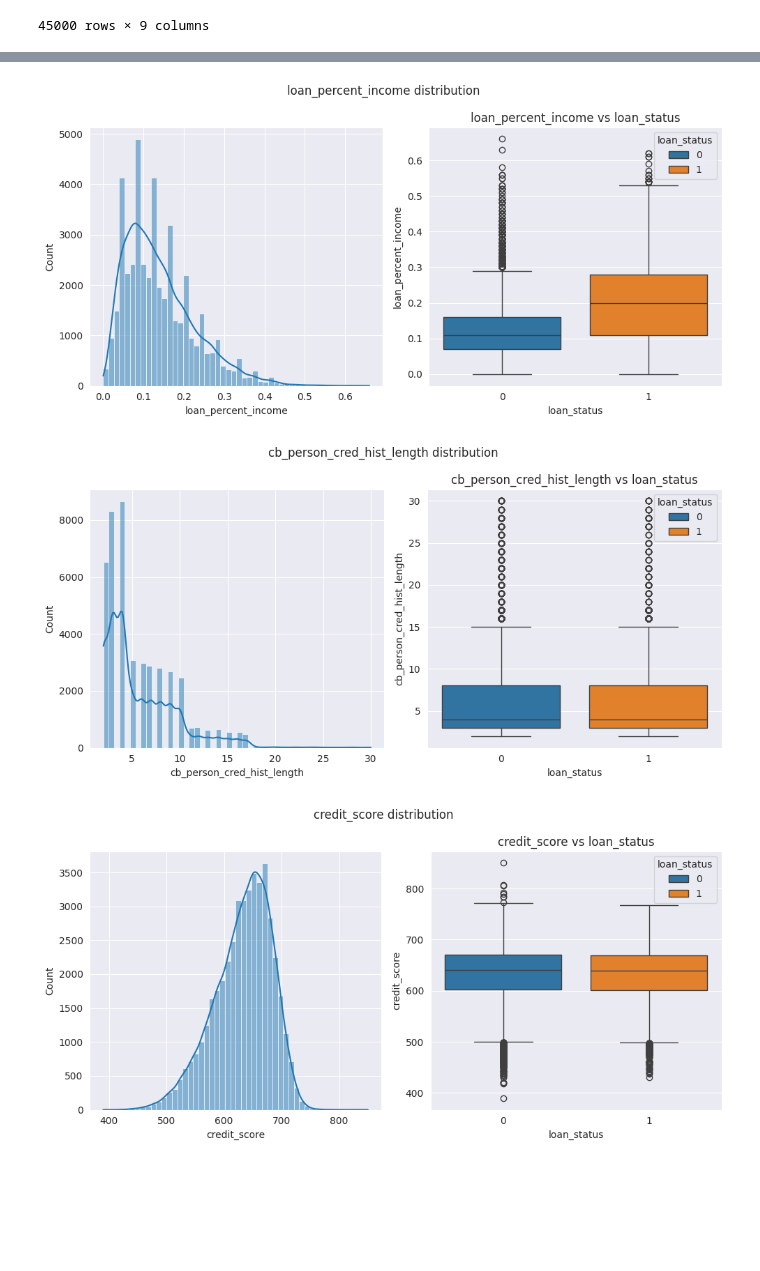
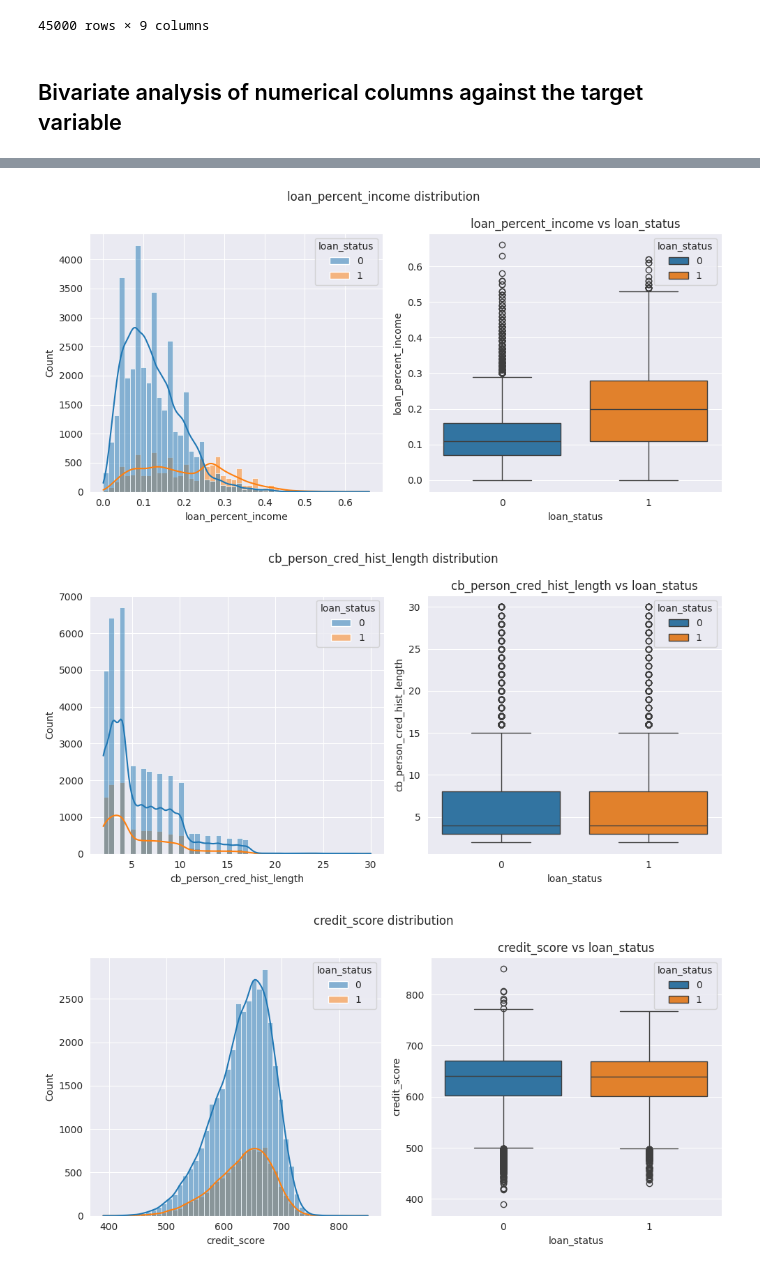
Before and after one commit to mwangikelvin201/Loan_approval-classification-, a Jupyter notebook: classifiaction.ipynb, the cells around one changed output, grey strips where cells are left out. Drawn from its saved outputs; the diff is of its cells as text; code cells hidden in the pictures; blank space fills up the shorter version.

```diff
--- a/classifiaction.ipynb
+++ b/classifiaction.ipynb
@@ -215,6 +226,8 @@ numerical_columns
 | 44998 | 29.0 | 33164.0 | 4 | 12000.0 | 13.23 | 0.36 | ... |
 | 44999 | 24.0 | 51609.0 | 1 | 6665.0 | 17.05 | 0.13 | ... |
 45000 rows × 9 columns
+# %% [markdown]
+## Bivariate analysis of numerical columns against the target variable
 # %%
 %matplotlib inline
 exogenous_variables = df.drop(columns = 'loan_status')
@@ -224,7 +237,7 @@ for col in cols:
 
             fig, axes = plt.subplots(1,2, figsize=figsize)
 
-            sns.histplot(data=df, x=df[col], ax=axes[0], bins=50, kde=True)
+            sns.histplot(data=df, x=df[col], ax=axes[0],hue = df['loan_status'] ,bins=50, kde=True)
             plt.suptitle(f'{col} distribution')
             sns.boxplot(x=df['loan_status'], y=df[col], ax=axes[1],hue = df['loan_status'])
             plt.title(f'{col} vs loan_status')
@@ -241,3 +254,3 @@ for col in cols:
-[figure, old version]
+[figure, new version]
-[figure, old version]
+[figure, new version]
-[figure, old version]
+[figure, new version]
```
Also changed, not shown: parts of 10 cells of this notebook.
